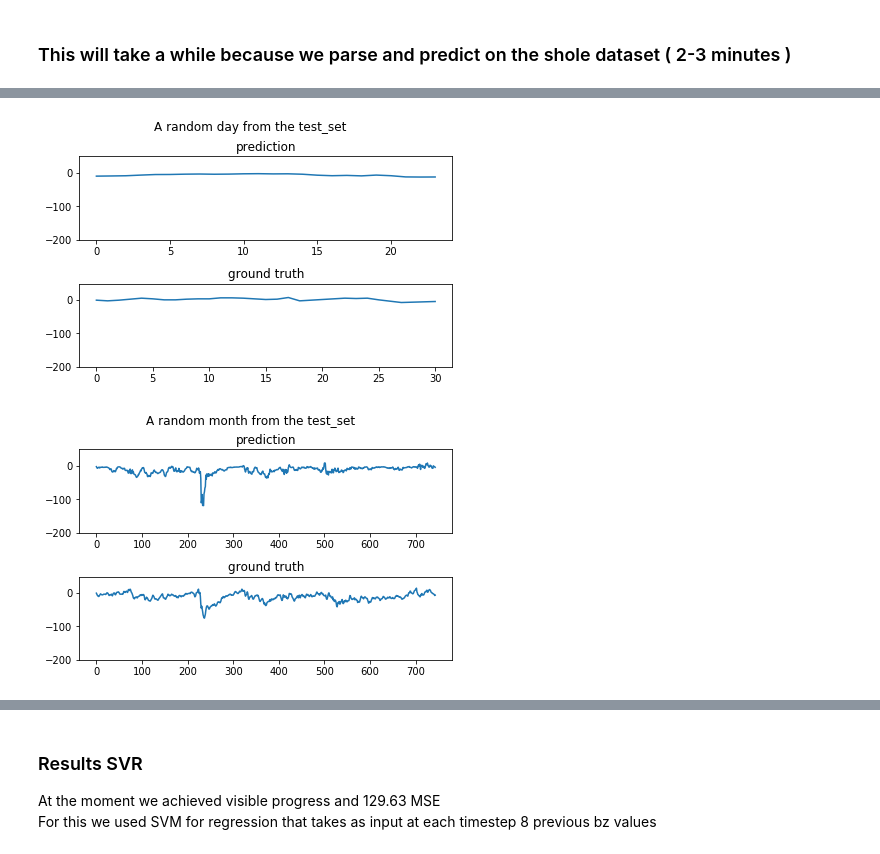
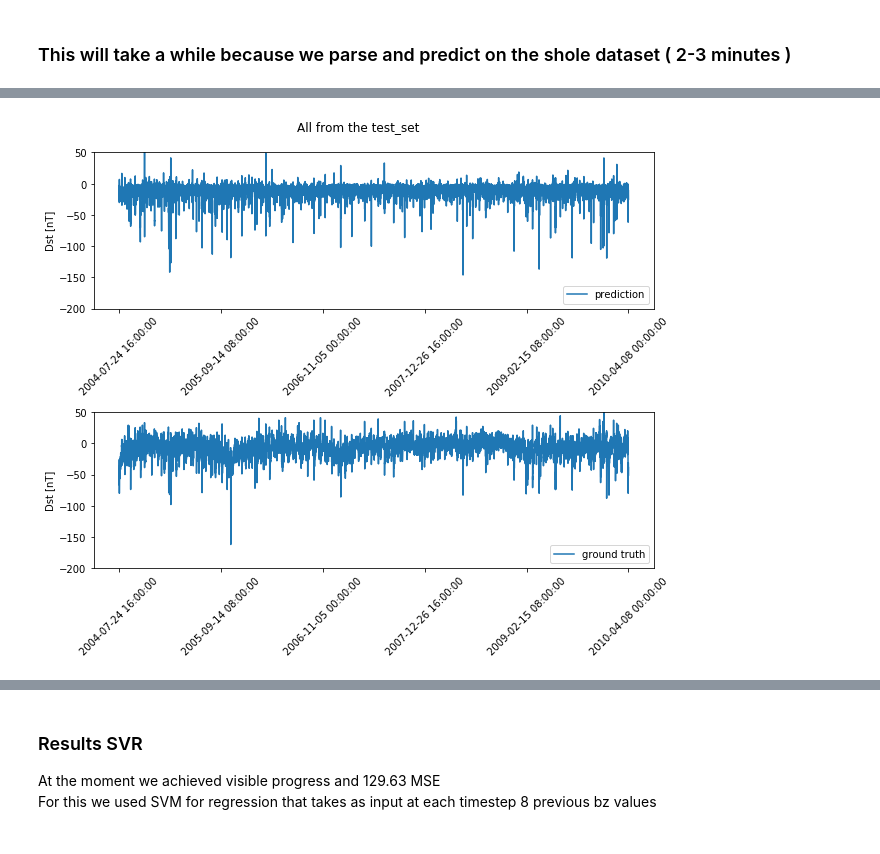
Before and after one commit to NichitaDiaconu/Correlation-and-modelling-of-space-signals, a Jupyter notebook: MAIN.ipynb, the cells around one changed output, grey strips where cells are left out. Drawn from its saved outputs; the diff is of its cells as text; code cells hidden in the pictures.

```diff
--- a/MAIN.ipynb
+++ b/MAIN.ipynb
@@ -35,6 +97,3 @@ def load_data():
 ## 1. stats; covariance and Pearson correlation
 # %% [markdown]
 ### We now load and plot the data
-# %%
-signal_1, signal_2 = load_data()
-plt.plot(signal_1)
@@ -234,7 +297,7 @@ def load_svr_model(fname):
         model = pickle.load(fd)
     return model
 # %%
-def predict_model(model, past_size_bz, past_size_dst, start_train, end_train, test_start_idx, test_end_idx):
+def predict_model(signal_1, signal_2, model, past_size_bz, past_size_dst, start_train, end_train, test_start_idx, test_end_idx):
     # RETURNS ground_truth, predictions, mse on the test_set
     X = np.array([signal_1[idx-past_size_bz:idx] for idx in range(start_train,end_train,1)])
 
@@ -265,4 +328,4 @@ past_size_bz_ = 8
 past_size_dst_ = 0
 
 model_ = load_svr_model('SVR-model_past-dst:0_past-bz:8.weights')
-gt_, predictions_, mse_ = predict_model(model_, past_size_bz_, past_size_dst_, start_train_, end_train_, test_start_idx_, test_end_idx_)
+gt_, predictions_, mse_ = predict_model(bz_e_.to_value_list(), dst_.to_value_list(), model_, past_size_bz_, past_size_dst_, start_train_, end_train_, test_start_idx_, test_end_idx_)
@@ -289,10 +403,5 @@ plot_data(predictions_, gt_, "All")
-# %%
-random_index = np.random.randint(0, len(predictions_)-24)
-plot_data(predictions_[random_index:random_index+24], gt_[random_index:random_index+31], 'A random day')
-# %% [output]
-[figure, removed]
-# %%
-random_index = np.random.randint(0, len(predictions_)-24*31)
-plot_data(predictions_[random_index:random_index+24*31], gt_[random_index:random_index+24*31], 'A random month')
-# %% [output]
-[figure, removed]
+# %%
+plot_data(predictions_, gt_, "All", bz_e_, test_start_idx_, test_end_idx_, overlap=False)
+plt.savefig('./plots/SVM_only_Bz_all_test_set.png')
+# %% [output]
+[figure, added]
```
Also changed, not shown: parts of 28 cells of this notebook, 24 other files.
